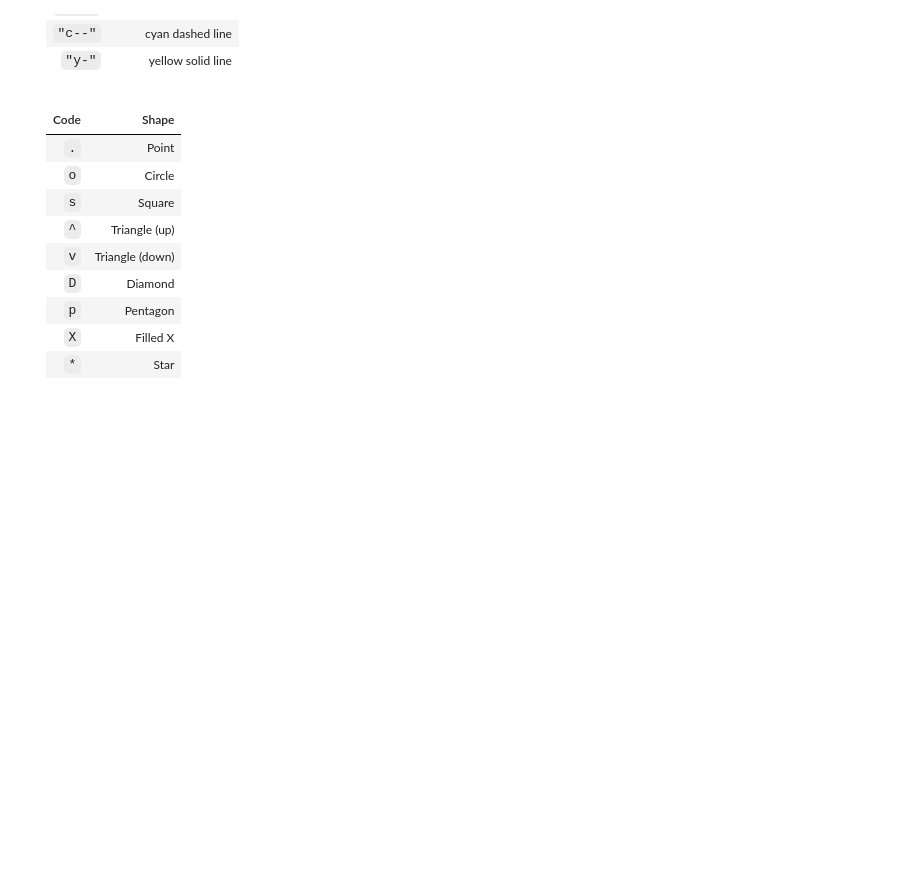
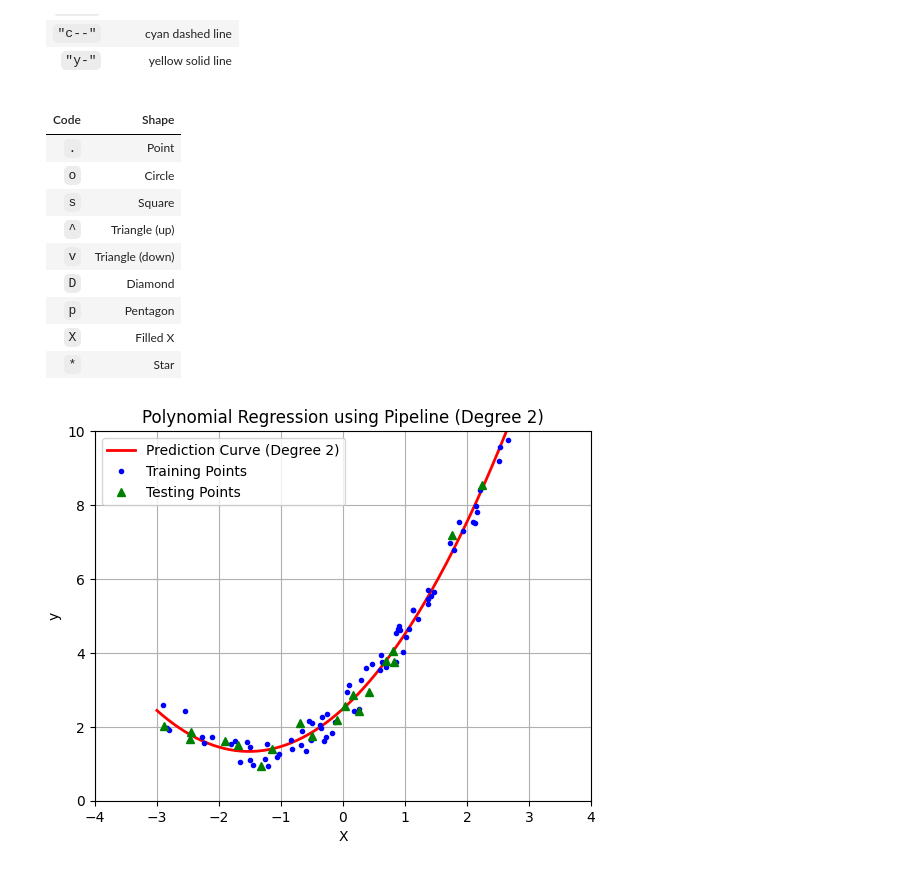
Before and after one commit to prsundaram/python-series, a Jupyter notebook: Linear_Regression/polynomial_regression.ipynb, the cells around one changed output. Cells and saved outputs as stored; diff of their text form; code cells hidden in the pictures; blank space fills up the shorter version.

```diff
--- a/Linear_Regression/polynomial_regression.ipynb
+++ b/Linear_Regression/polynomial_regression.ipynb
@@ -385,0 +497,4 @@ Sample of X_new_poly (degree=3):
+# %%
+poly_regression(2)   # Quadratic regression
+# %% [output]
+[figure, added]
```
Also changed, not shown: parts of 10 cells of this notebook.
